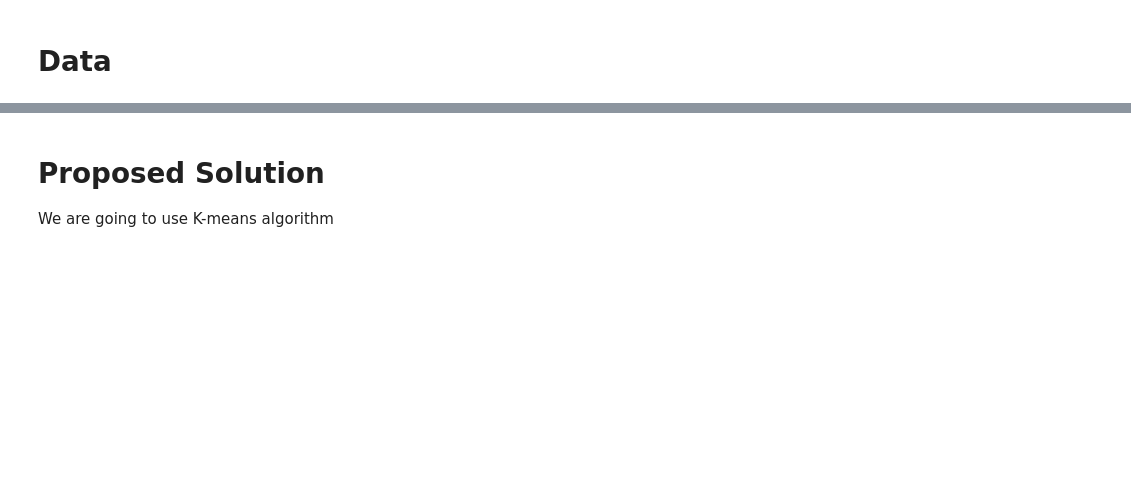
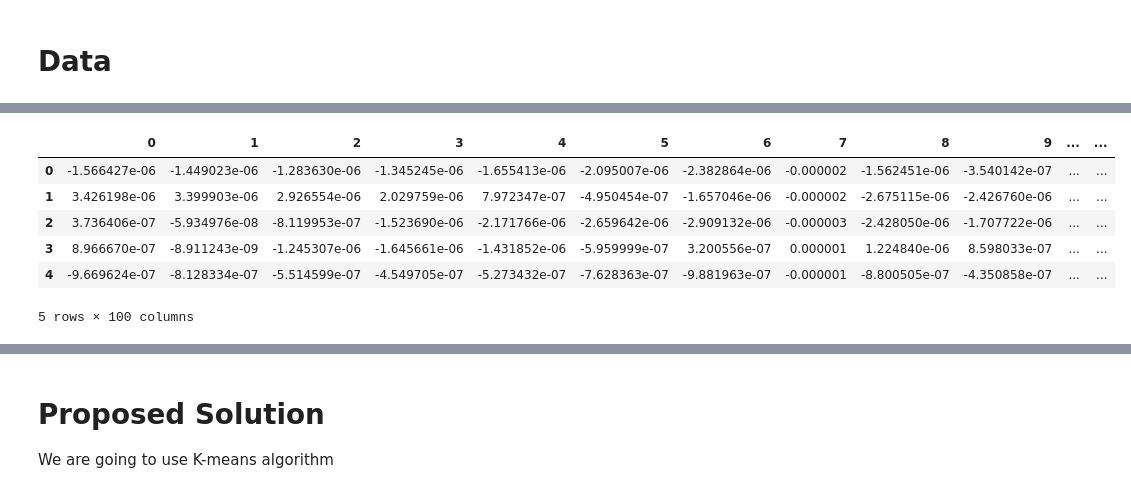
Before and after one commit to COGS118A/Group016-Sp22, a Jupyter notebook: Checkpoint_group016.ipynb, the cells around one changed output, grey strips where cells are left out. Cells and saved outputs as stored; diff of their text form; code cells hidden in the pictures; blank space fills up the shorter version.

```diff
--- a/Checkpoint_group016.ipynb
+++ b/Checkpoint_group016.ipynb
@@ -29,0 +55,12 @@ We want to be able to automate k complexes and swindles so that researchers don'
+# %%
+# DataFrame for non-kcomplexes to be labeled '0'
+# dimension of epochs by voltage_samples
+pd.DataFrame(non_kcomplex[:,0,:]).head(5)
+# %% [output]
+|  | 0 | 1 | 2 | 3 | 4 | 5 | 6 | 7 | 8 | 9 | ... | ... |
+| 0 | -1.566427e-06 | -1.449023e-06 | -1.283630e-06 | -1.345245e-06 | -1.655413e-06 | -2.095007e-06 | -2.382864e-06 | -0.000002 | -1.562451e-06 | -3.540142e-07 | ... | ... |
+| 1 | 3.426198e-06 | 3.399903e-06 | 2.926554e-06 | 2.029759e-06 | 7.972347e-07 | -4.950454e-07 | -1.657046e-06 | -0.000002 | -2.675115e-06 | -2.426760e-06 | ... | ... |
+| 2 | 3.736406e-07 | -5.934976e-08 | -8.119953e-07 | -1.523690e-06 | -2.171766e-06 | -2.659642e-06 | -2.909132e-06 | -0.000003 | -2.428050e-06 | -1.707722e-06 | ... | ... |
+| 3 | 8.966670e-07 | -8.911243e-09 | -1.245307e-06 | -1.645661e-06 | -1.431852e-06 | -5.959999e-07 | 3.200556e-07 | 0.000001 | 1.224840e-06 | 8.598033e-07 | ... | ... |
+| 4 | -9.669624e-07 | -8.128334e-07 | -5.514599e-07 | -4.549705e-07 | -5.273432e-07 | -7.628363e-07 | -9.881963e-07 | -0.000001 | -8.800505e-07 | -4.350858e-07 | ... | ... |
+5 rows × 100 columns
```
Also changed, not shown: parts of 10 cells of this notebook.
